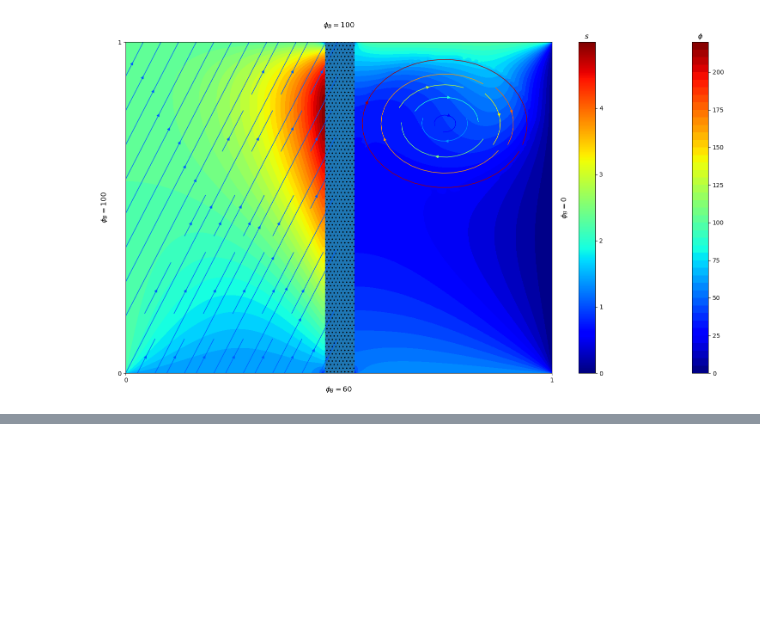
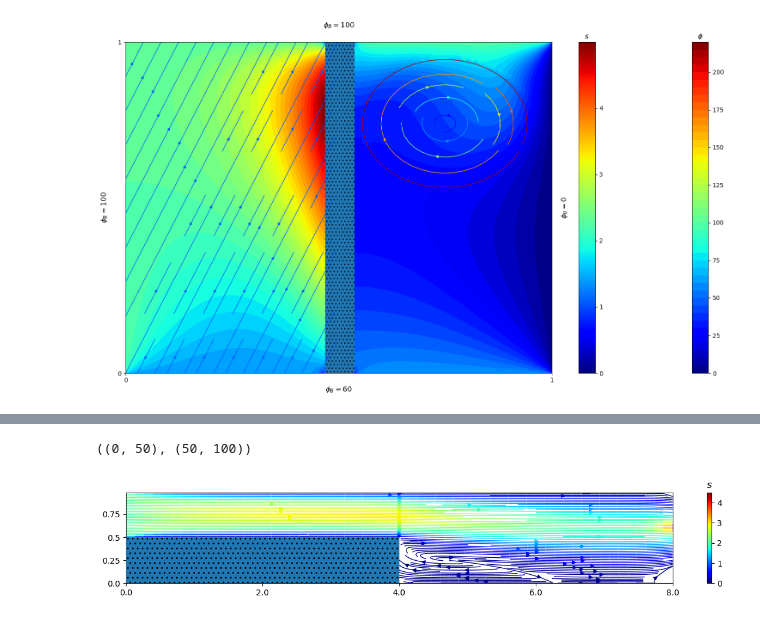
Before and after one commit to cl0udsw1tch/NavierStokesSolver, a Jupyter notebook: test.ipynb, the cells around one changed output, grey strips where cells are left out. Cells and saved outputs as stored; diff of their text form; code cells hidden in the pictures; blank space fills up the shorter version.

```diff
--- a/test.ipynb
+++ b/test.ipynb
@@ -1332,2 +1459,11 @@ L = 1
 # %%
-n5 = NavierStokesSolver(scheme='central_difference', L_x=2 * L, L_y=L/4, u_B=(1/2,1,0,0), v_B=(0, 0,0,0), obstacle_coords=[((0,0), (L, L/8))], n_rows=10, n_cols=10)
+L=1
+n5 = NavierStokesSolver(
+    scheme='central_difference',
+    L_x=8, L_y=1,
+    u_B=(None,2,0,0),
+    v_B=(None, 0,0,0),
+    p_B=(0, None, None, None),
+    obstacle_coords=[((0,0), (4, 1/2))],
+    Re=100,
+    n_rows=100, n_cols=100)
@@ -1337,0 +1502,5 @@ KeyboardInterrupt:
+# %%
+n5.plot(None, levels=50, streamlines=2, figsize=(15,2))
+# %% [output]
+((0, 50), (50, 100))
+[figure, added]
```
Also changed, not shown: parts of 17 cells of this notebook.
